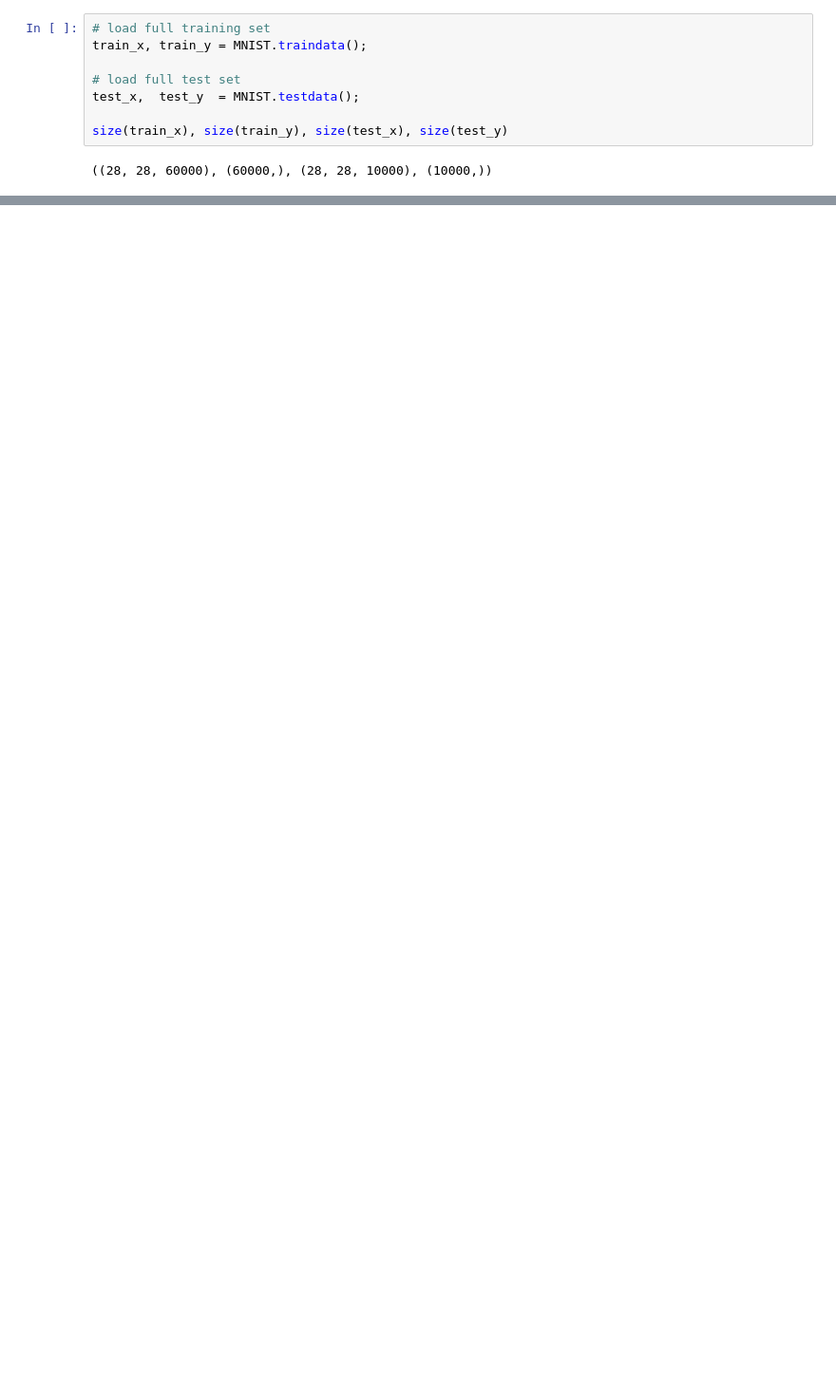
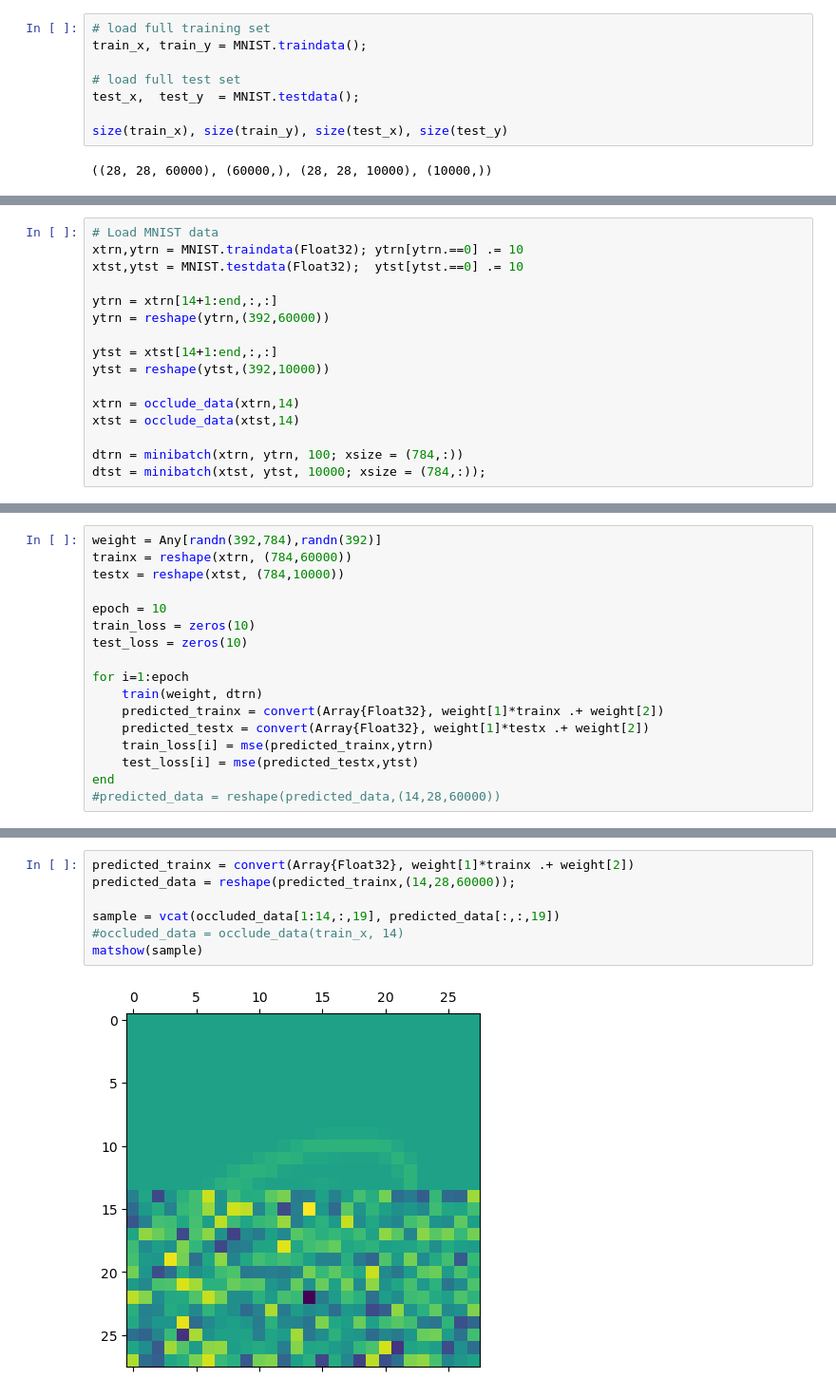
Before and after one commit to a-imamshah/pixelcnn.jl, a Jupyter notebook: BaselineModel.ipynb, the cells around one changed output, grey strips where cells are left out. Shown: that part at 95% size. Drawn from its saved outputs; the diff is of its cells as text; blank space fills up the shorter version.

```diff
--- a/BaselineModel.ipynb
+++ b/BaselineModel.ipynb
@@ -164,0 +103,16 @@ mask3 = reshape([1.0,1.0,0,1.0,0,0,1,0,0],(3,3,1,1))
+# %%
+# Load MNIST data
+xtrn,ytrn = MNIST.traindata(Float32); ytrn[ytrn.==0] .= 10
+xtst,ytst = MNIST.testdata(Float32);  ytst[ytst.==0] .= 10
+
+ytrn = xtrn[14+1:end,:,:]
+ytrn = reshape(ytrn,(392,60000))
+
+ytst = xtst[14+1:end,:,:]
+ytst = reshape(ytst,(392,10000))
+
+xtrn = occlude_data(xtrn,14)
+xtst = occlude_data(xtst,14)
+
+dtrn = minibatch(xtrn, ytrn, 100; xsize = (784,:))
+dtst = minibatch(xtst, ytst, 10000; xsize = (784,:));
@@ -164,0 +153,17 @@ mask3 = reshape([1.0,1.0,0,1.0,0,0,1,0,0],(3,3,1,1))
+# %%
+weight = Any[randn(392,784),randn(392)]
+trainx = reshape(xtrn, (784,60000))
+testx = reshape(xtst, (784,10000))
+
+epoch = 10
+train_loss = zeros(10)
+test_loss = zeros(10)
+
+for i=1:epoch
+    train(weight, dtrn)
+    predicted_trainx = convert(Array{Float32}, weight[1]*trainx .+ weight[2])
+    predicted_testx = convert(Array{Float32}, weight[1]*testx .+ weight[2])
+    train_loss[i] = mse(predicted_trainx,ytrn)
+    test_loss[i] = mse(predicted_testx,ytst)
+end
+#predicted_data = reshape(predicted_data,(14,28,60000))
@@ -191,0 +183,9 @@ Test Passed
+# %%
+predicted_trainx = convert(Array{Float32}, weight[1]*trainx .+ weight[2])
+predicted_data = reshape(predicted_trainx,(14,28,60000));
+
+sample = vcat(occluded_data[1:14,:,19], predicted_data[:,:,19])
+#occluded_data = occlude_data(train_x, 14)
+matshow(sample)
+# %% [output]
+[figure, added]
```
Also changed, not shown: parts of 22 cells of this notebook.
